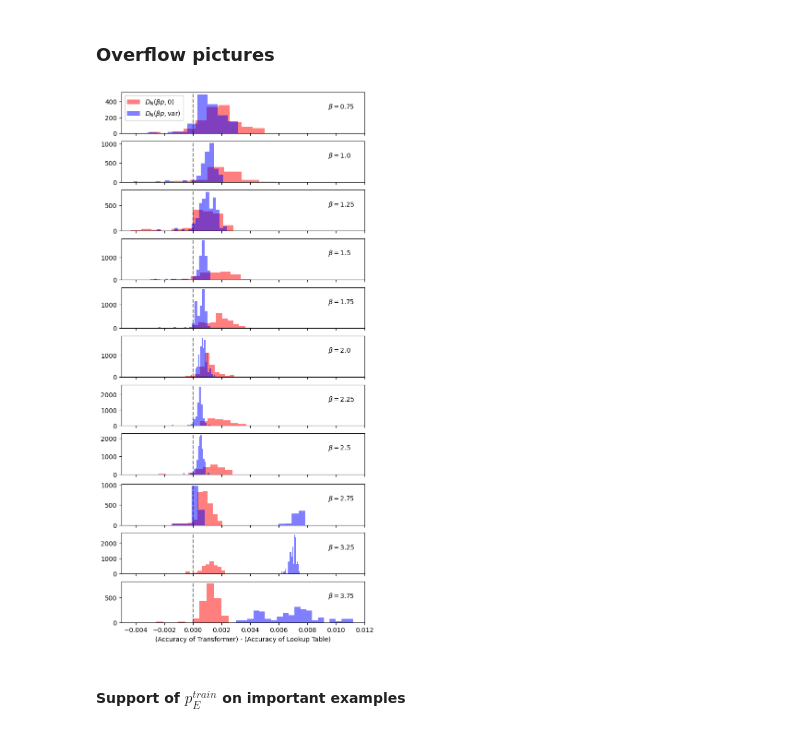
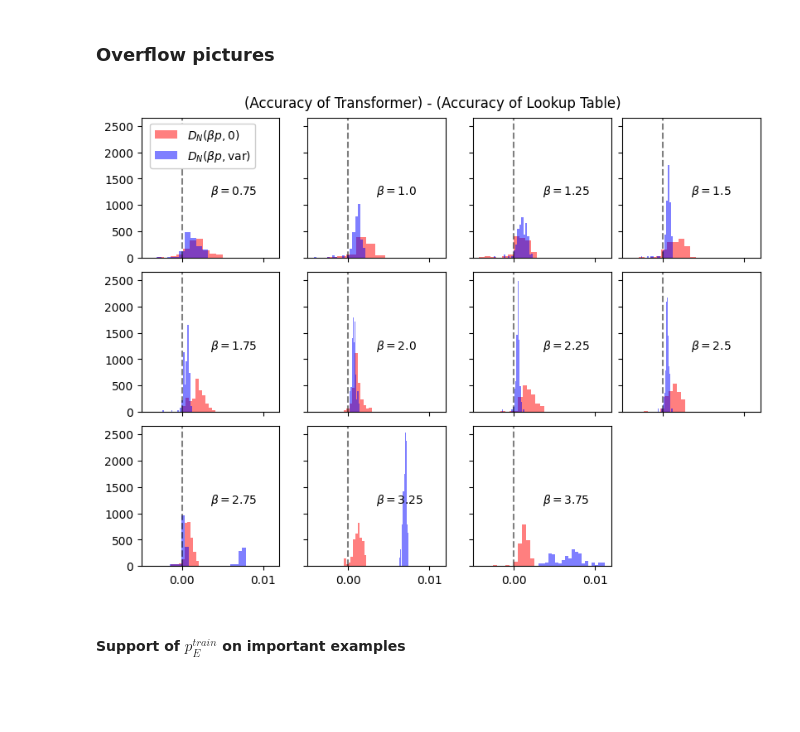
Before and after one commit to peterse/mldec, a Jupyter notebook: src/mldec/analysis/toric_analysis.ipynb, the cells around one changed output. Cells and saved outputs as stored; diff of their text form; code cells hidden in the pictures; blank space fills up the shorter version.

```diff
--- a/src/mldec/analysis/toric_analysis.ipynb
+++ b/src/mldec/analysis/toric_analysis.ipynb
@@ -305,33 +305,36 @@ unweighted best: 0.03820151090621959, 0.040641963481903076, (0.03979668617248544
 # %%
 # make a 2D histogram of transformer vs_lookup versus betas
 betavals = sorted(df_var['beta'].unique())
 all_betas = []
 lookup_vals_var = []
 lookup_vals_novar = []
 for beta in betavals:
     vs_lookupvals_var = df_var[df_var['beta'] == beta]['vs_lookup'].values
     lookup_vals_var.append(vs_lookupvals_var)
     vs_lookupvals_novar = df_novar[df_novar['beta'] == beta]['vs_lookup'].values
     lookup_vals_novar.append(vs_lookupvals_novar)
 
-fig, ax = plt.subplots(len(betavals), 1, figsize=(6, 12), constrained_layout=True, sharex=True)
+fig, axes = plt.subplots(3, 4, figsize=(8, 6), constrained_layout=True, sharex=True, sharey=True)
+ax = axes.flatten()
 for i in range(len(betavals)):
     beta = betavals[i]
     vals_var = lookup_vals_var[i]
     vals_novar = lookup_vals_novar[i]
     ax[i].hist(vals_novar, alpha=0.5, color='r', label=r"$D_N(\beta p, 0)$", density=True)
     _, bins, _ = ax[i].hist(vals_var, bins=20, alpha=0.5, color='b', label=r"$D_N(\beta p, \text{var})$", density=True)
     # put text with beta value in the axis
-    ax[i].text(0.85, 0.6, r"$\beta=$"+f"{beta}", transform=ax[i].transAxes)
+    ax[i].text(0.5, 0.45, r"$\beta=$"+f"{beta}", transform=ax[i].transAxes)
     # break
     # ax[i].set_title(f"beta={beta}")
     ax[i].axvline(0, ls='--', c='k', alpha=0.5)
-ax[-1].set_xlabel("(Accuracy of Transformer) - (Accuracy of Lookup Table)")
-ax[0].legend(loc="upper left", framealpha=1)
+
+ax[-1].set_visible(False)
+fig.suptitle("(Accuracy of Transformer) - (Accuracy of Lookup Table)")
+ax[0].legend(bbox_to_anchor=(0.02, 1), loc="upper left", framealpha=1)
 ax[0].set_xlim([-0.005, 0.012])
 fig.savefig(f"../../figures/agg_toric_code_vs_lookup.pdf", bbox_inches='tight')
 # %% [output]
-[figure, old version]
+[figure, new version]
 # %% [markdown]
 #### Support of $p_E^{train}$ on important examples
 # %%
```
Also changed, not shown: 9 other files.
